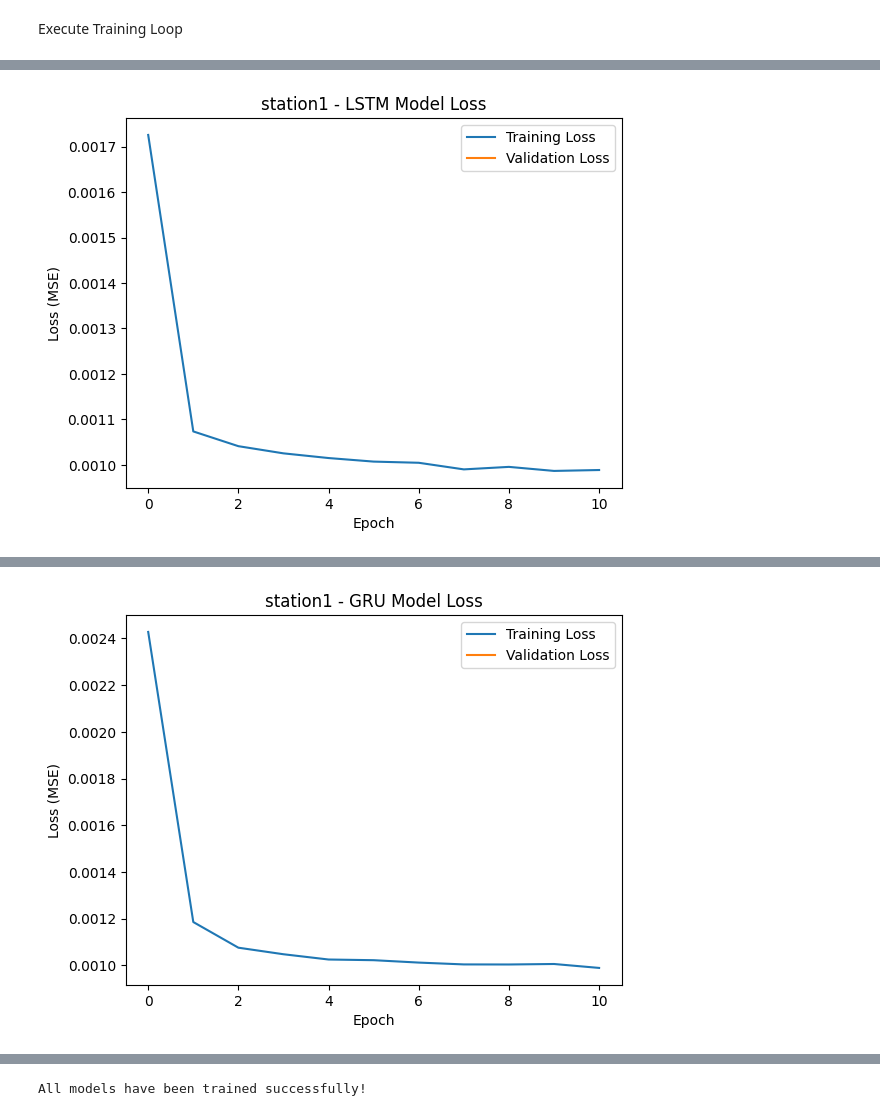
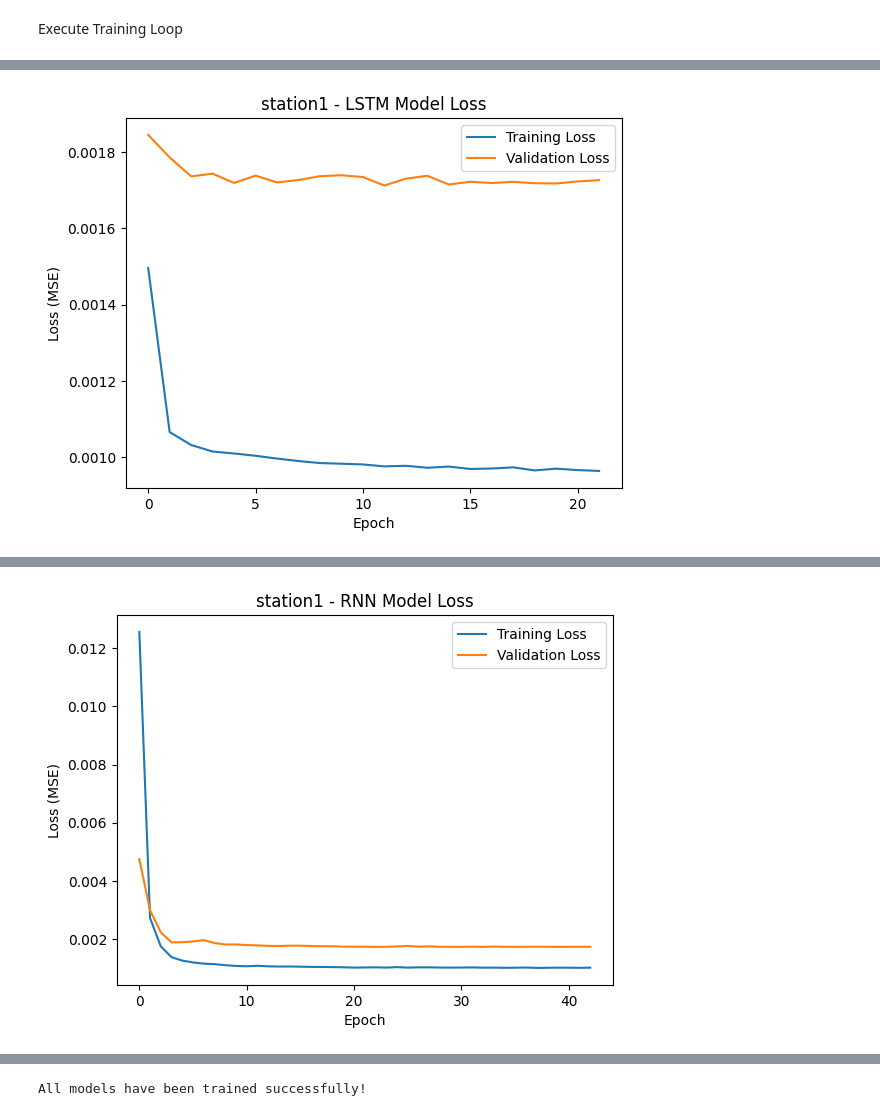
Before and after one commit to johnwaugh1/RunoffForecasting-2.0, a Jupyter notebook: notebooks/03-training-and-tuning.ipynb, the cells around one changed output, grey strips where cells are left out. Saved outputs shown, nothing was run; the diff lists cells and outputs as text; code cells hidden in the pictures.

Commit message:
Fiixed val_loss in preprocessing stage, trained all models

```diff
--- a/notebooks/03-training-and-tuning.ipynb
+++ b/notebooks/03-training-and-tuning.ipynb
@@ -51,16 +51,17 @@ def build_lstm_model(input_shape):
     ])
     return model
 
-# B) GRU Model
-def build_gru_model(input_shape):
+# B) SimpleRNN Model
+def build_rnn_model(input_shape):
     model = keras.Sequential([
         layers.Input(shape=input_shape),
-        layers.GRU(64, return_sequences=True),
+        # Use SimpleRNN instead of GRU
+        layers.SimpleRNN(64, return_sequences=True),
         layers.Dropout(0.2),
-        layers.GRU(32),
+        layers.SimpleRNN(32),
         layers.Dropout(0.2),
         layers.Dense(16, activation='relu'),
-        layers.Dense(1)
+        layers.Dense(1) # Output layer predicts a single value (the error)
     ])
     return model
 
@@ -99,7 +100,7 @@ def build_transformer_model(input_shape, head_size=128, num_heads=4, ff_dim=4, n
 # Store model-building functions in a dictionary
 model_builders = {
     'lstm': build_lstm_model,
-    'gru': build_gru_model,
+    'rnn': build_rnn_model,
     'transformer': build_transformer_model
 }
 # %% [markdown]
@@ -116,18 +117,30 @@ for station_name, data in station_data.items():
 
     all_histories[station_name] = {}
 
+    # DEBUG: Check data for NaNs and shape issues
+    X_nan_count = np.isnan(data['X_train']).sum()
+    y_nan_count = np.isnan(data['y_train']).sum()
+    print(f"[DEBUG] NaNs in X_train: {X_nan_count}, y_train: {y_nan_count}")
+    print(f"[DEBUG] X_train shape: {data['X_train'].shape}, y_train shape: {data['y_train'].shape}")
+
     for model_name, builder in model_builders.items():
         print(f"\n--- Building and training {model_name.upper()} model ---")
 
         # Build the model
         model = builder(input_shape)
         model.compile(
-            optimizer=keras.optimizers.Adam(learning_rate=1e-4),
+            optimizer=keras.optimizers.Adam(learning_rate=1e-4, clipnorm=1.0),
             loss='mean_squared_error' # MSE is a good choice for regression
         )
 
+        # Show model input/output shape
+        print(f"[DEBUG] Model output shape: {model.output_shape}")
+
+        # Set model path
+        model_path = models_dir / f"{station_name}_{model_name}_model.keras"
+        print(f"INFO: Model will be saved to: {model_path.resolve()}") # .resolve() shows the full path
+
         # Define callbacks
-        model_path = models_dir / f"{station_name}_{model_name}_model.keras"
         callbacks = [
             keras.callbacks.ModelCheckpoint(model_path, save_best_only=True, monitor='val_loss'),
             keras.callbacks.ReduceLROnPlateau(monitor='val_loss', factor=0.5, patience=5, min_lr=1e-6),
@@ -143,6 +156,10 @@ for station_name, data in station_data.items():
             callbacks=callbacks,
             verbose=1
         )
+
+        # Log val_loss values
+        val_losses = history.history.get('val_loss')
+        print(f"[DEBUG] Final val_loss values for {station_name}-{model_name}: {val_losses}")
 
         # Store history and plot loss
         all_histories[station_name][model_name] = history
@@ -183 +200 @@ Restoring model weights from the end of the best epoch: 1.
-[figure, old version]
+[figure, new version]
@@ -201,2 +218,2 @@ Restoring model weights from the end of the best epoch: 1.
-[figure, old version]
+[figure, new version]
 --- Building and training TRANSFORMER model ---
```
Also changed, not shown: parts of 1 cell of this notebook, 16 other files.
